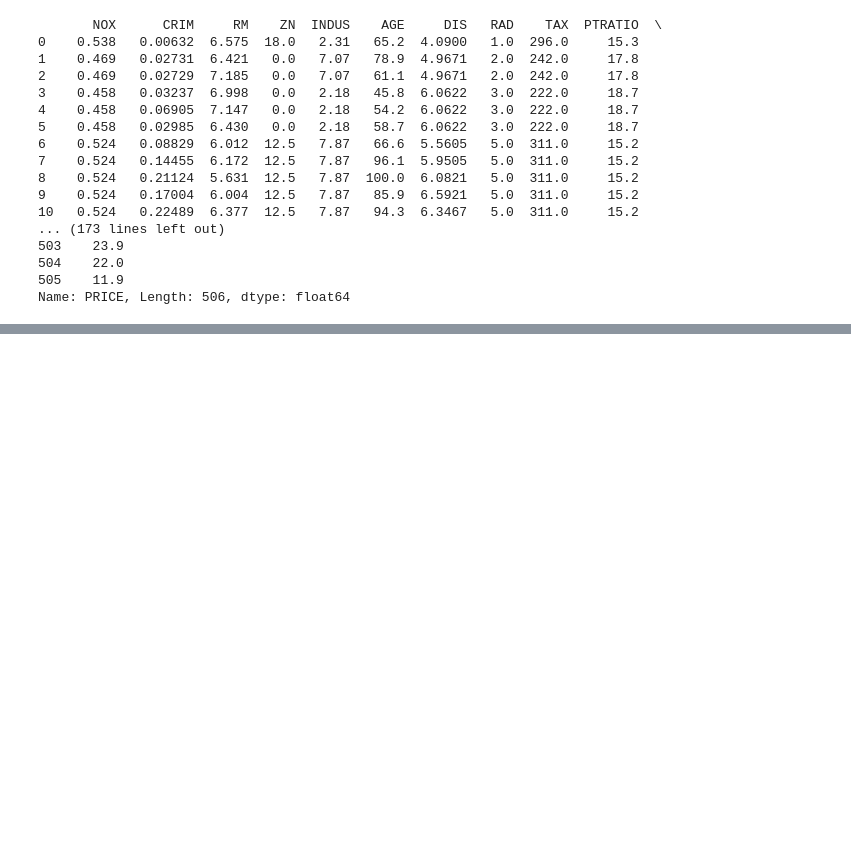
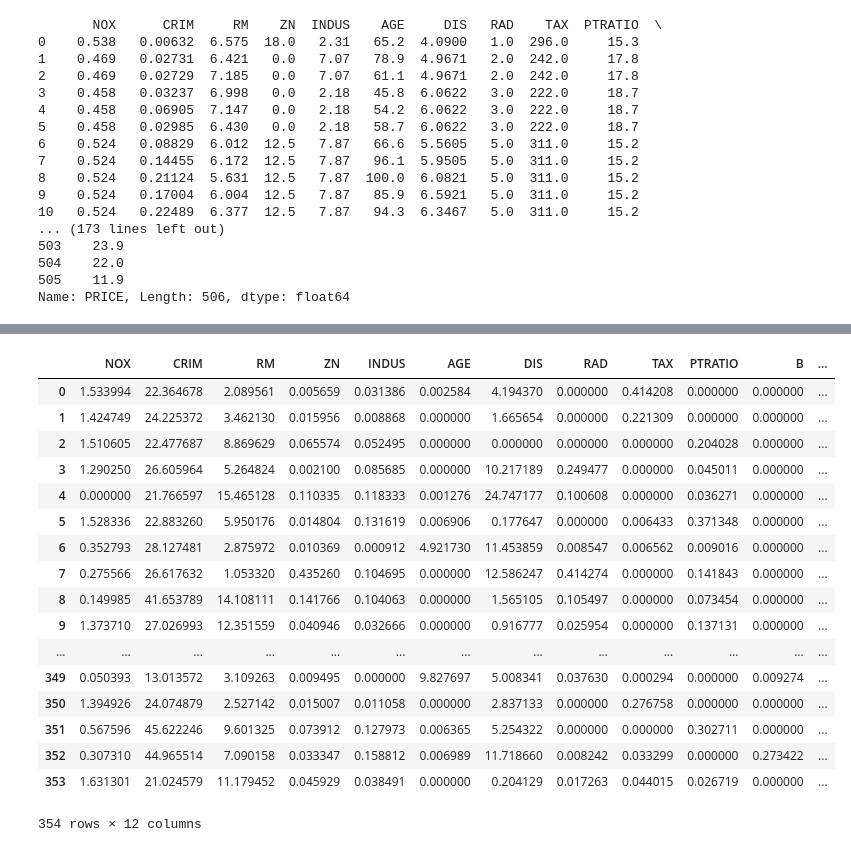
Before and after one commit to GregFee/machinelearning_assessment, a Jupyter notebook: Boston Data.ipynb, the cells around one changed output, grey strips where cells are left out. Cells and saved outputs as stored; diff of their text form; code cells hidden in the pictures; blank space fills up the shorter version.

```diff
--- a/Boston Data.ipynb
+++ b/Boston Data.ipynb
@@ -443,7 +451,7 @@ x_train_white
 #build the model
 m = kr.models.Sequential()
 #build model one hidden layer 100 neurons, 12 input neurons, single neuron in output layer.
-m.add(kr.layers.Dense(100, input_dim=12, activation="relu"))
+m.add(kr.layers.Dense(65, input_dim=12, activation="relu"))
 m.add(kr.layers.Dense(1, activation="linear"))
 #compile with MSE and adam optimiser.
 m.compile(loss="mean_squared_error", optimizer="adam")
@@ -487,0 +523,25 @@ array([[ 3., -1., 25., 18., 28., 27.,  6., 16., 25., 37., 29., 22., 19.,
+# %%
+#Use sklearn decomposition using NonNegative Matrix Factorization
+nmf = dec.NMF(n_components=12, init='random', random_state=0)
+nmf.fit(x_train)
+x_train_white = pd.DataFrame(nmf.transform(x_train), columns=x.columns)
+x_train_white
+# %% [output]
+|  | NOX | CRIM | RM | ZN | INDUS | AGE | DIS | RAD | TAX | PTRATIO | B | ... |
+| 0 | 1.533994 | 22.364678 | 2.089561 | 0.005659 | 0.031386 | 0.002584 | 4.194370 | 0.000000 | 0.414208 | 0.000000 | 0.000000 | ... |
+| 1 | 1.424749 | 24.225372 | 3.462130 | 0.015956 | 0.008868 | 0.000000 | 1.665654 | 0.000000 | 0.221309 | 0.000000 | 0.000000 | ... |
+| 2 | 1.510605 | 22.477687 | 8.869629 | 0.065574 | 0.052495 | 0.000000 | 0.000000 | 0.000000 | 0.000000 | 0.204028 | 0.000000 | ... |
+| 3 | 1.290250 | 26.605964 | 5.264824 | 0.002100 | 0.085685 | 0.000000 | 10.217189 | 0.249477 | 0.000000 | 0.045011 | 0.000000 | ... |
+| 4 | 0.000000 | 21.766597 | 15.465128 | 0.110335 | 0.118333 | 0.001276 | 24.747177 | 0.100608 | 0.000000 | 0.036271 | 0.000000 | ... |
+| 5 | 1.528336 | 22.883260 | 5.950176 | 0.014804 | 0.131619 | 0.006906 | 0.177647 | 0.000000 | 0.006433 | 0.371348 | 0.000000 | ... |
+| 6 | 0.352793 | 28.127481 | 2.875972 | 0.010369 | 0.000912 | 4.921730 | 11.453859 | 0.008547 | 0.006562 | 0.009016 | 0.000000 | ... |
+| 7 | 0.275566 | 26.617632 | 1.053320 | 0.435260 | 0.104695 | 0.000000 | 12.586247 | 0.414274 | 0.000000 | 0.141843 | 0.000000 | ... |
+| 8 | 0.149985 | 41.653789 | 14.108111 | 0.141766 | 0.104063 | 0.000000 | 1.565105 | 0.105497 | 0.000000 | 0.073454 | 0.000000 | ... |
+| 9 | 1.373710 | 27.026993 | 12.351559 | 0.040946 | 0.032666 | 0.000000 | 0.916777 | 0.025954 | 0.000000 | 0.137131 | 0.000000 | ... |
+| ... | ... | ... | ... | ... | ... | ... | ... | ... | ... | ... | ... | ... |
+| 349 | 0.050393 | 13.013572 | 3.109263 | 0.009495 | 0.000000 | 9.827697 | 5.008341 | 0.037630 | 0.000294 | 0.000000 | 0.009274 | ... |
+| 350 | 1.394926 | 24.074879 | 2.527142 | 0.015007 | 0.011058 | 0.000000 | 2.837133 | 0.000000 | 0.276758 | 0.000000 | 0.000000 | ... |
+| 351 | 0.567596 | 45.622246 | 9.601325 | 0.073912 | 0.127973 | 0.006365 | 5.254322 | 0.000000 | 0.000000 | 0.302711 | 0.000000 | ... |
+| 352 | 0.307310 | 44.965514 | 7.090158 | 0.033347 | 0.158812 | 0.006989 | 11.718660 | 0.008242 | 0.033299 | 0.000000 | 0.273422 | ... |
+| 353 | 1.631301 | 21.024579 | 11.179452 | 0.045929 | 0.038491 | 0.000000 | 0.204129 | 0.017263 | 0.044015 | 0.026719 | 0.000000 | ... |
+354 rows × 12 columns
```
Also changed, not shown: parts of 26 cells of this notebook.
